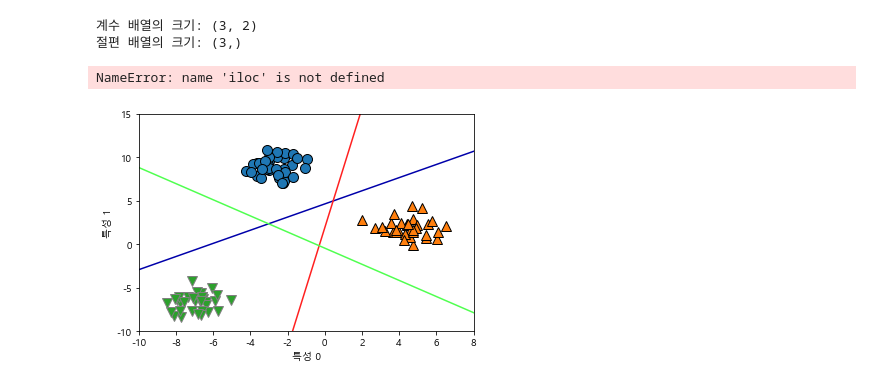
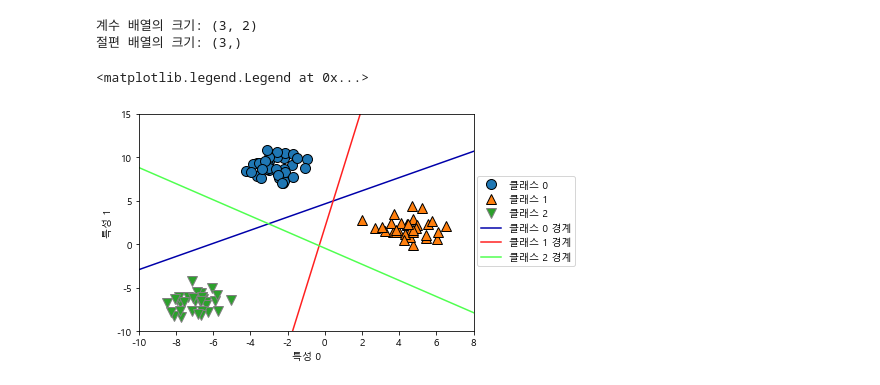
Before and after one commit to ikeven94/py_repo, a Jupyter notebook: Modeling.ipynb, the cells around one changed output. Drawn from its saved outputs; the diff is of its cells as text; code cells hidden in the pictures.

```diff
--- a/Modeling.ipynb
+++ b/Modeling.ipynb
@@ -271,13 +271,13 @@ print('절편 배열의 크기:', linear_svm.intercept_.shape)
 # %%
 mglearn.discrete_scatter(X[:,0],X[:,1],y)
 line = np.linspace(-15,15)
 for coef, intercept, color in zip(linear_svm.coef_,linear_svm.intercept_, mglearn.cm3.colors):
     plt.plot(line, -(line*coef[0]+intercept) / coef[1], c=color)
 plt.ylim(-10,15)
 plt.xlim(-10,8)
 plt.xlabel('특성 0')
 plt.ylabel('특성 1')
-plt.legend(['클래스 0', '클래스 1', '클래스 2', '클래스 0 경계', '클래스 1 경계', '클래스 2 경계'], loc(1.01,0.3))
+plt.legend(['클래스 0', '클래스 1', '클래스 2', '클래스 0 경계', '클래스 1 경계', '클래스 2 경계'], loc=(1.01,0.3))
 # %% [output]
-NameError: name 'iloc' is not defined
+<matplotlib.legend.Legend at 0x...>
-[figure, old version]
+[figure, new version]
```
Also changed, not shown: parts of 6 cells of this notebook.
